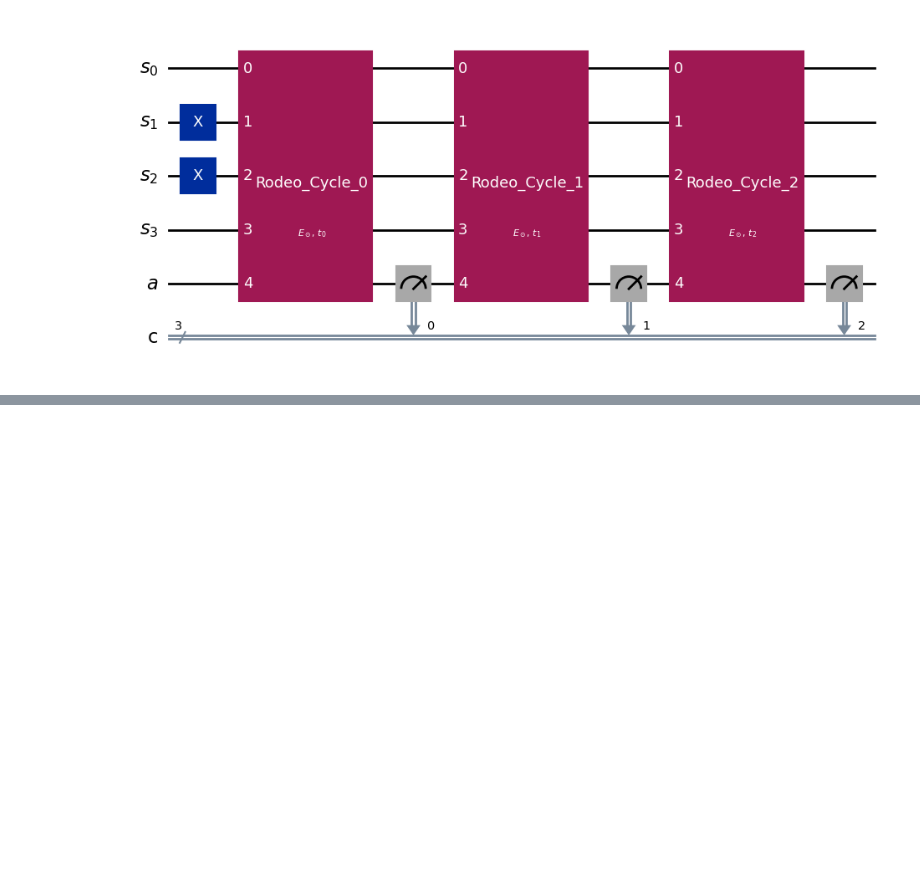
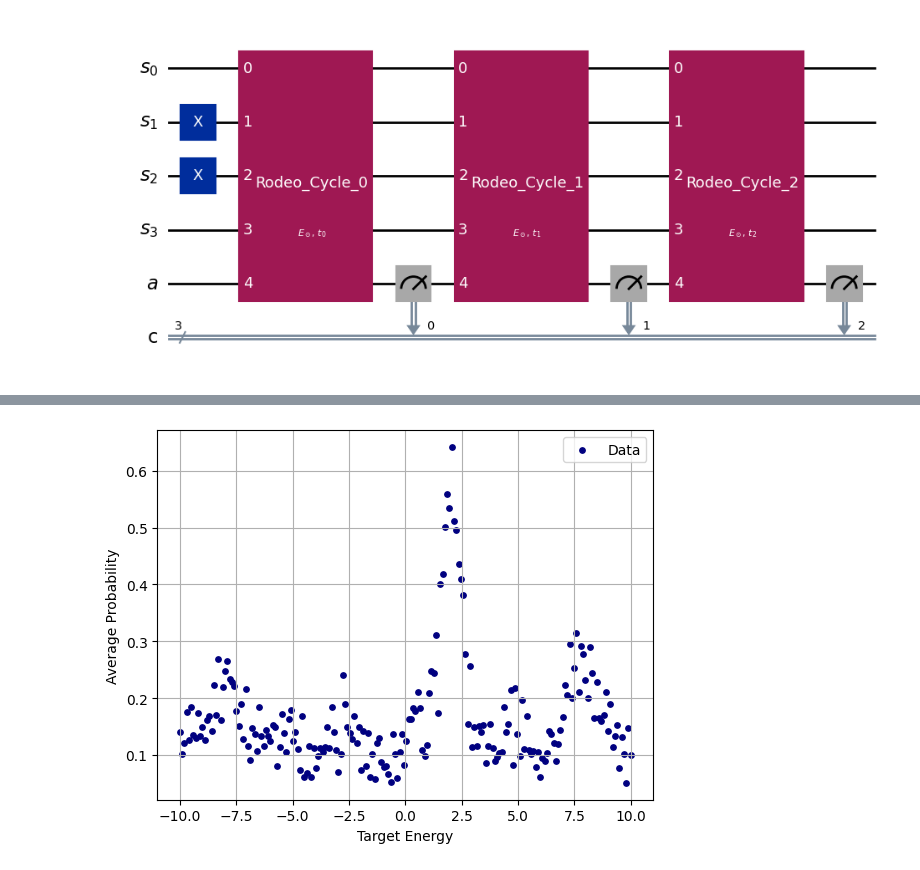
Before and after one commit to OnatAyldz/rodeo_algorithm_frib, a Jupyter notebook: mpstest.ipynb, the cells around one changed output, grey strips where cells are left out. Cells and saved outputs as stored; diff of their text form; code cells hidden in the pictures; blank space fills up the shorter version.

```diff
--- a/mpstest.ipynb
+++ b/mpstest.ipynb
@@ -222,3 +222,26 @@ for j in range(cycles):
 circuit.draw('mpl')
 # %% [output]
 [figure]
+# %%
+def generate_superiteration_times(tsamples, superiterations, si_time):
+
+    # Validate the size of si_time
+    if len(si_time) < len(tsamples) * superiterations:
+        raise ValueError("Insufficient si_time parameters for the given cycles and superiterations.")
+
+    superiteration_parameter_binds = {}
+
+
+    for i in range(len(tsamples)):
+
+        superiteration_times = []
+        time = tsamples[i]
+        for _ in range(superiterations):
+            time /= 2
+            superiteration_times.append(time)
+
+        for j in range(superiterations):
+            si_index = i * superiterations + j
+            superiteration_parameter_binds[si_time[si_index]] = superiteration_times[j]
+
+    return superiteration_parameter_binds
@@ -224,0 +414,14 @@ circuit.draw('mpl')
+# %%
+import matplotlib.pyplot as plt
+
+plt.scatter(targetenergies, values_list, label='Data', s= 15, color = 'navy')
+plt.grid()
+plt.xlabel('Target Energy')
+plt.ylabel('Average Probability')
+# plt.plot(x_fit, y_fit, color = 'red', label = "Gaussian Fit", linestyle = '--')
+# plt.axvline(x = -0.44, color = 'green', label = 'Ground Energy', linestyle = '--')
+
+plt.legend()
+plt.show()
+# %% [output]
+[figure, added]
```
Also changed, not shown: parts of 2 cells of this notebook.
